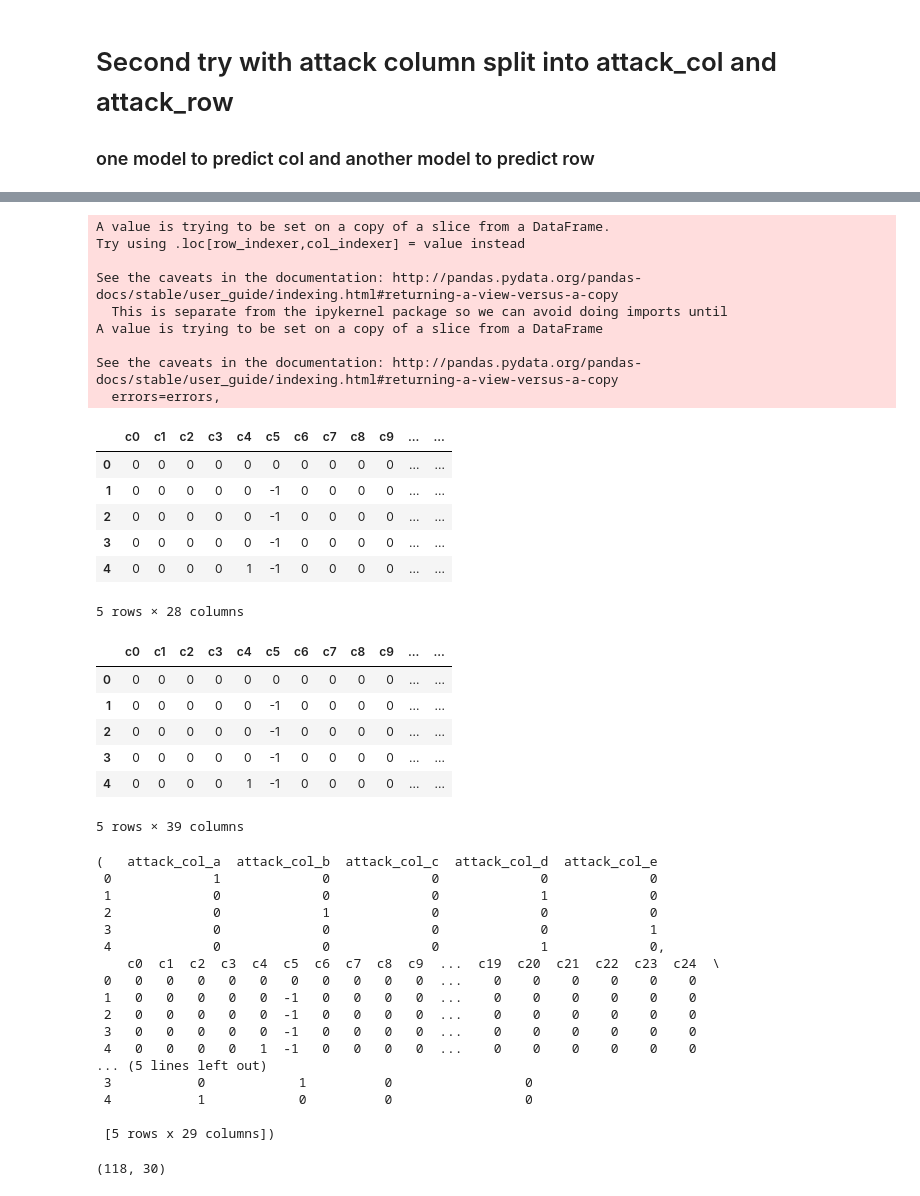
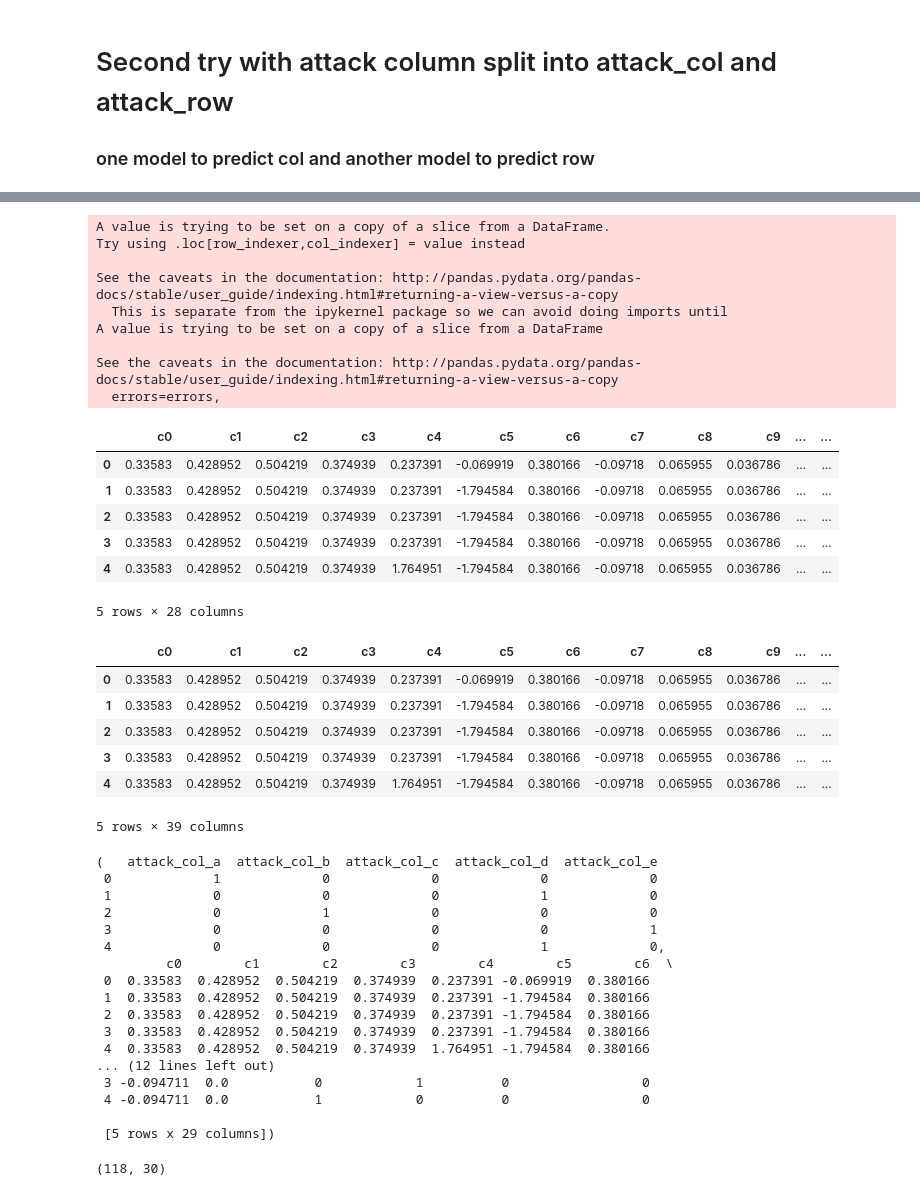
Before and after one commit to mshanm10/battleship-ai, a Jupyter notebook: src/model_training.ipynb, the cells around one changed output, grey strips where cells are left out. Drawn from its saved outputs; the diff is of its cells as text; code cells hidden in the pictures.

```diff
--- a/src/model_training.ipynb
+++ b/src/model_training.ipynb
@@ -58,3 +61,8 @@ See the caveats in the documentation: http://pandas.pydata.org/pandas-docs/stabl
 | 3 | 0 | 0 | 0 | 0 | 0 | -1 | 0 | 0 | 0 | 0 | ... | ... |
 | 4 | 0 | 0 | 0 | 0 | 1 | -1 | 0 | 0 | 0 | 0 | ... | ... |
 5 rows × 27 columns
+# %%
+df.loc[:, df.columns.str.startswith('c')]
+scalar = StandardScaler(with_mean=True, with_std=True)
+scalar.fit(df.loc[:, df.columns.str.startswith('c')])
+df.to_numpy()
@@ -60,0 +77,4 @@ See the caveats in the documentation: http://pandas.pydata.org/pandas-docs/stabl
+# %%
+df_scaled = scalar.transform(df.loc[:, df.columns.str.startswith('c')])
+print(df_scaled)
+df.loc[:, df.columns.str.startswith('c')] = df_scaled
@@ -153,23 +195,23 @@ A value is trying to be set on a copy of a slice from a DataFrame
 See the caveats in the documentation: http://pandas.pydata.org/pandas-docs/stable/user_guide/indexing.html#returning-a-view-versus-a-copy
   errors=errors,
 |  | c0 | c1 | c2 | c3 | c4 | c5 | c6 | c7 | c8 | c9 | ... | ... |
-| 0 | 0 | 0 | 0 | 0 | 0 | 0 | 0 | 0 | 0 | 0 | ... | ... |
-| 1 | 0 | 0 | 0 | 0 | 0 | -1 | 0 | 0 | 0 | 0 | ... | ... |
-| 2 | 0 | 0 | 0 | 0 | 0 | -1 | 0 | 0 | 0 | 0 | ... | ... |
-| 3 | 0 | 0 | 0 | 0 | 0 | -1 | 0 | 0 | 0 | 0 | ... | ... |
-| 4 | 0 | 0 | 0 | 0 | 1 | -1 | 0 | 0 | 0 | 0 | ... | ... |
+| 0 | 0.33583 | 0.428952 | 0.504219 | 0.374939 | 0.237391 | -0.069919 | 0.380166 | -0.09718 | 0.065955 | 0.036786 | ... | ... |
+| 1 | 0.33583 | 0.428952 | 0.504219 | 0.374939 | 0.237391 | -1.794584 | 0.380166 | -0.09718 | 0.065955 | 0.036786 | ... | ... |
+| 2 | 0.33583 | 0.428952 | 0.504219 | 0.374939 | 0.237391 | -1.794584 | 0.380166 | -0.09718 | 0.065955 | 0.036786 | ... | ... |
+| 3 | 0.33583 | 0.428952 | 0.504219 | 0.374939 | 0.237391 | -1.794584 | 0.380166 | -0.09718 | 0.065955 | 0.036786 | ... | ... |
+| 4 | 0.33583 | 0.428952 | 0.504219 | 0.374939 | 1.764951 | -1.794584 | 0.380166 | -0.09718 | 0.065955 | 0.036786 | ... | ... |
 5 rows × 28 columns
 # %%
 df['attack_row'].unique()
-df = pd.get_dummies(df, columns=['status', 'attack_col', 'attack_row'])
+df = pd.get_dummies(df, columns=['status', 'attack_col', 'attack_row'], drop_first=False)
 df.head()
 # %% [output]
 |  | c0 | c1 | c2 | c3 | c4 | c5 | c6 | c7 | c8 | c9 | ... | ... |
-| 0 | 0 | 0 | 0 | 0 | 0 | 0 | 0 | 0 | 0 | 0 | ... | ... |
-| 1 | 0 | 0 | 0 | 0 | 0 | -1 | 0 | 0 | 0 | 0 | ... | ... |
-| 2 | 0 | 0 | 0 | 0 | 0 | -1 | 0 | 0 | 0 | 0 | ... | ... |
-| 3 | 0 | 0 | 0 | 0 | 0 | -1 | 0 | 0 | 0 | 0 | ... | ... |
-| 4 | 0 | 0 | 0 | 0 | 1 | -1 | 0 | 0 | 0 | 0 | ... | ... |
+| 0 | 0.33583 | 0.428952 | 0.504219 | 0.374939 | 0.237391 | -0.069919 | 0.380166 | -0.09718 | 0.065955 | 0.036786 | ... | ... |
+| 1 | 0.33583 | 0.428952 | 0.504219 | 0.374939 | 0.237391 | -1.794584 | 0.380166 | -0.09718 | 0.065955 | 0.036786 | ... | ... |
+| 2 | 0.33583 | 0.428952 | 0.504219 | 0.374939 | 0.237391 | -1.794584 | 0.380166 | -0.09718 | 0.065955 | 0.036786 | ... | ... |
+| 3 | 0.33583 | 0.428952 | 0.504219 | 0.374939 | 0.237391 | -1.794584 | 0.380166 | -0.09718 | 0.065955 | 0.036786 | ... | ... |
+| 4 | 0.33583 | 0.428952 | 0.504219 | 0.374939 | 1.764951 | -1.794584 | 0.380166 | -0.09718 | 0.065955 | 0.036786 | ... | ... |
 5 rows × 39 columns
 # %%
 y = df.loc[:, df.columns.str.contains('attack_col')]
@@ -182,15 +224,15 @@ y.head(), X.head()
  2             0             1             0             0             0
  3             0             0             0             0             1
  4             0             0             0             1             0,
-    c0  c1  c2  c3  c4  c5  c6  c7  c8  c9  ...  c19  c20  c21  c22  c23  c24  \
- 0   0   0   0   0   0   0   0   0   0   0  ...    0    0    0    0    0    0
- 1   0   0   0   0   0  -1   0   0   0   0  ...    0    0    0    0    0    0
- 2   0   0   0   0   0  -1   0   0   0   0  ...    0    0    0    0    0    0
- 3   0   0   0   0   0  -1   0   0   0   0  ...    0    0    0    0    0    0
- 4   0   0   0   0   1  -1   0   0   0   0  ...    0    0    0    0    0    0
-... (5 lines left out)
- 3           0            1          0                 0
- 4           1            0          0                 0
+         c0        c1        c2        c3        c4        c5        c6  \
+ 0  0.33583  0.428952  0.504219  0.374939  0.237391 -0.069919  0.380166
+ 1  0.33583  0.428952  0.504219  0.374939  0.237391 -1.794584  0.380166
+ 2  0.33583  0.428952  0.504219  0.374939  0.237391 -1.794584  0.380166
+ 3  0.33583  0.428952  0.504219  0.374939  0.237391 -1.794584  0.380166
+ 4  0.33583  0.428952  0.504219  0.374939  1.764951 -1.794584  0.380166
+... (12 lines left out)
+ 3 -0.094711  0.0           0            1          0                 0
+ 4 -0.094711  0.0           1            0          0                 0
 
  [5 rows x 29 columns])
 # %%
```
Also changed, not shown: parts of 14 cells of this notebook, 51 other files.
